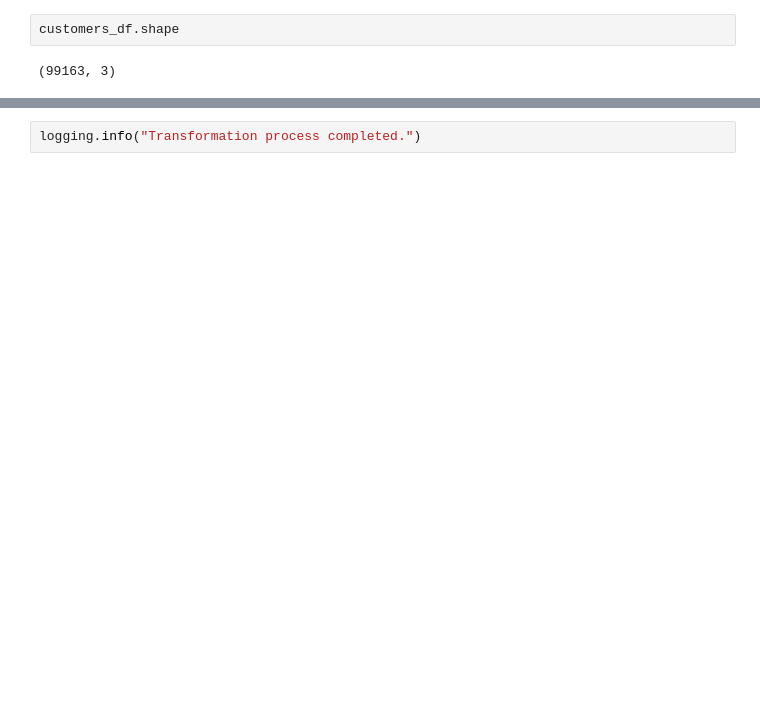
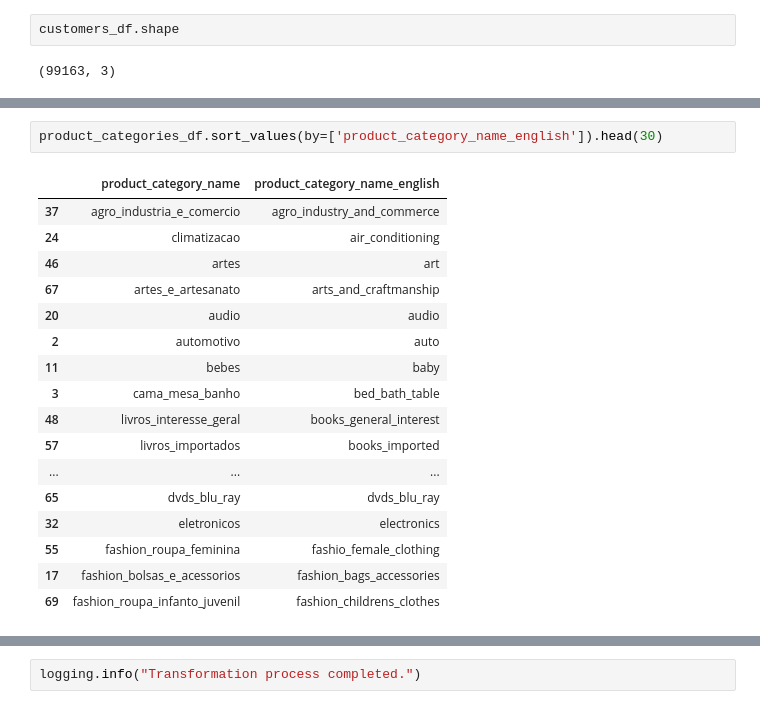
Before and after one commit to syafaatsaat/omni_oracle, a Jupyter notebook: final_project/notebooks/etl_pipeline.ipynb, the cells around one changed output, grey strips where cells are left out. Cells and saved outputs as stored; diff of their text form; blank space fills up the shorter version.

```diff
--- a/final_project/notebooks/etl_pipeline.ipynb
+++ b/final_project/notebooks/etl_pipeline.ipynb
@@ -734,0 +836,20 @@ order_payments_df.head(10)
+# %%
+product_categories_df.sort_values(by=['product_category_name_english']).head(30)
+# %% [output]
+|  | product_category_name | product_category_name_english |
+| 37 | agro_industria_e_comercio | agro_industry_and_commerce |
+| 24 | climatizacao | air_conditioning |
+| 46 | artes | art |
+| 67 | artes_e_artesanato | arts_and_craftmanship |
+| 20 | audio | audio |
+| 2 | automotivo | auto |
+| 11 | bebes | baby |
+| 3 | cama_mesa_banho | bed_bath_table |
+| 48 | livros_interesse_geral | books_general_interest |
+| 57 | livros_importados | books_imported |
+| ... | ... | ... |
+| 65 | dvds_blu_ray | dvds_blu_ray |
+| 32 | eletronicos | electronics |
+| 55 | fashion_roupa_feminina | fashio_female_clothing |
+| 17 | fashion_bolsas_e_acessorios | fashion_bags_accessories |
+| 69 | fashion_roupa_infanto_juvenil | fashion_childrens_clothes |
```
Also changed, not shown: parts of 217 cells of this notebook, 3 other files.
